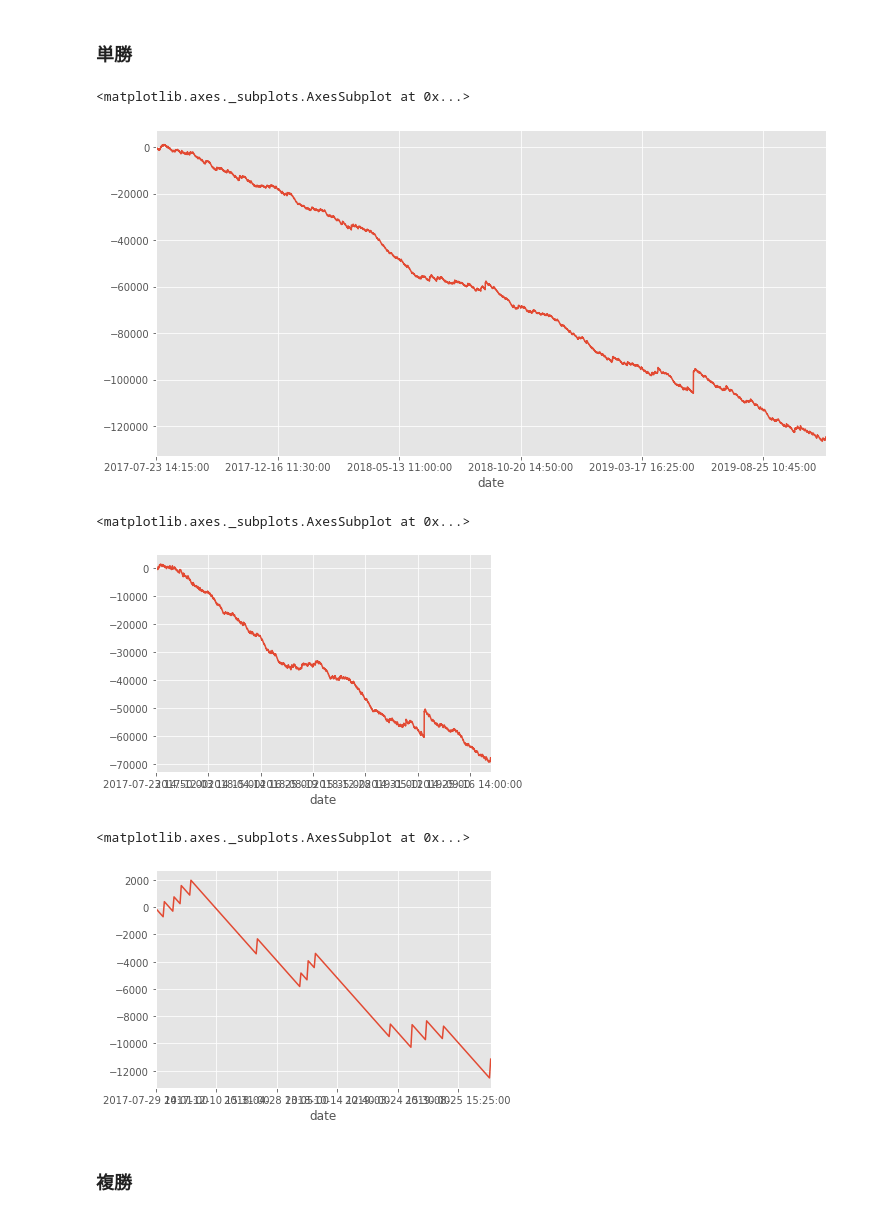
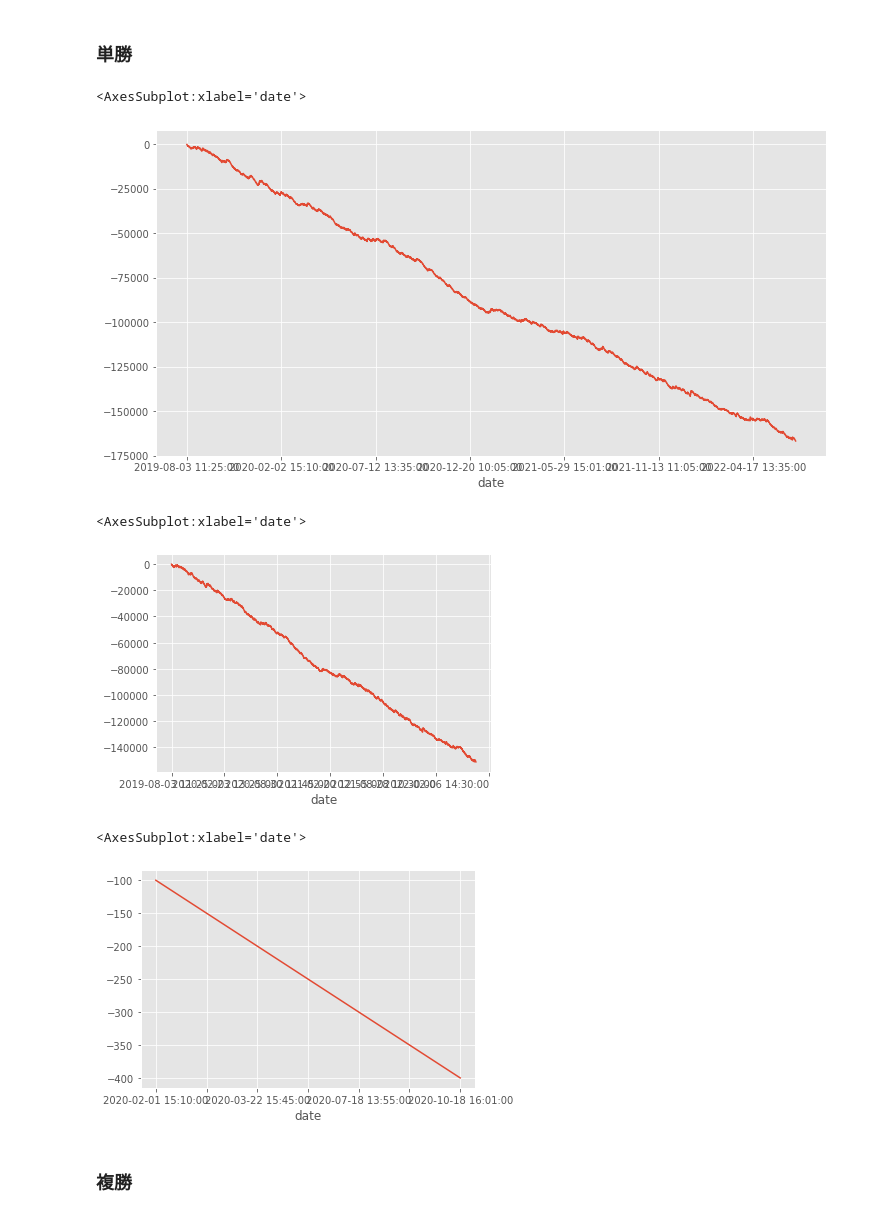
Before and after one commit to abeken22M2/race-predict, a Jupyter notebook: evaluate_prediction.ipynb, the cells around one changed output. Cells and saved outputs as stored; diff of their text form; code cells hidden in the pictures.

```diff
--- a/evaluate_prediction.ipynb
+++ b/evaluate_prediction.ipynb
@@ -14,5 +14,5 @@ plt.style.use('ggplot')
 race_df = pd.read_csv("./csv/cleaned_race_data.csv", sep=",", low_memory=False)
 horse_df = pd.read_csv("./csv/cleaned_horse_data.csv", sep=",", low_memory=False)
 # %%
-predict_result = pd.read_csv("./predict/train_simple_predicted_test.csv", sep=",")
+predict_result = pd.read_csv("./predict/train_no_obstacle_by_MLmethods_predicted_test.csv", sep=",")
 #predict_result = pd.read_csv("./predict/train_hyperas_predicted_test.csv", sep=",")
@@ -181,22 +208,22 @@ race_result = race_result.set_index("date")
 simple = race_result["tansyo_return"].cumsum()
 simple.plot(figsize=(12, 6))
 # %% [output]
-<matplotlib.axes._subplots.AxesSubplot at 0x...>
+<AxesSubplot:xlabel='date'>
-[figure, old version]
+[figure, new version]
 # %%
 # breandがある程度あるときだけ
-simple = race_result.loc[(race_result["blend"]>30), 'tansyo_return'].cumsum()
+simple = race_result.loc[(race_result["blend"]>50), 'tansyo_return'].cumsum()
 simple.plot()
 # %% [output]
-<matplotlib.axes._subplots.AxesSubplot at 0x...>
+<AxesSubplot:xlabel='date'>
-[figure, old version]
+[figure, new version]
 # %%
 # オッズがある範囲のとき
-simple = race_result.loc[((race_result["odds"]>10) & (race_result["odds"]<60) & (race_result["blend"]>30)), 'tansyo_return'].cumsum()
+simple = race_result.loc[((race_result["odds"]>10) & (race_result["odds"]<60) & (race_result["blend"]>62)), 'tansyo_return'].cumsum()
 simple.plot()
 # %% [output]
-<matplotlib.axes._subplots.AxesSubplot at 0x...>
+<AxesSubplot:xlabel='date'>
-[figure, old version]
+[figure, new version]
 # %% [markdown]
 ### 複勝
 # %%
```
Also changed, not shown: parts of 18 cells of this notebook, 6 other files.
